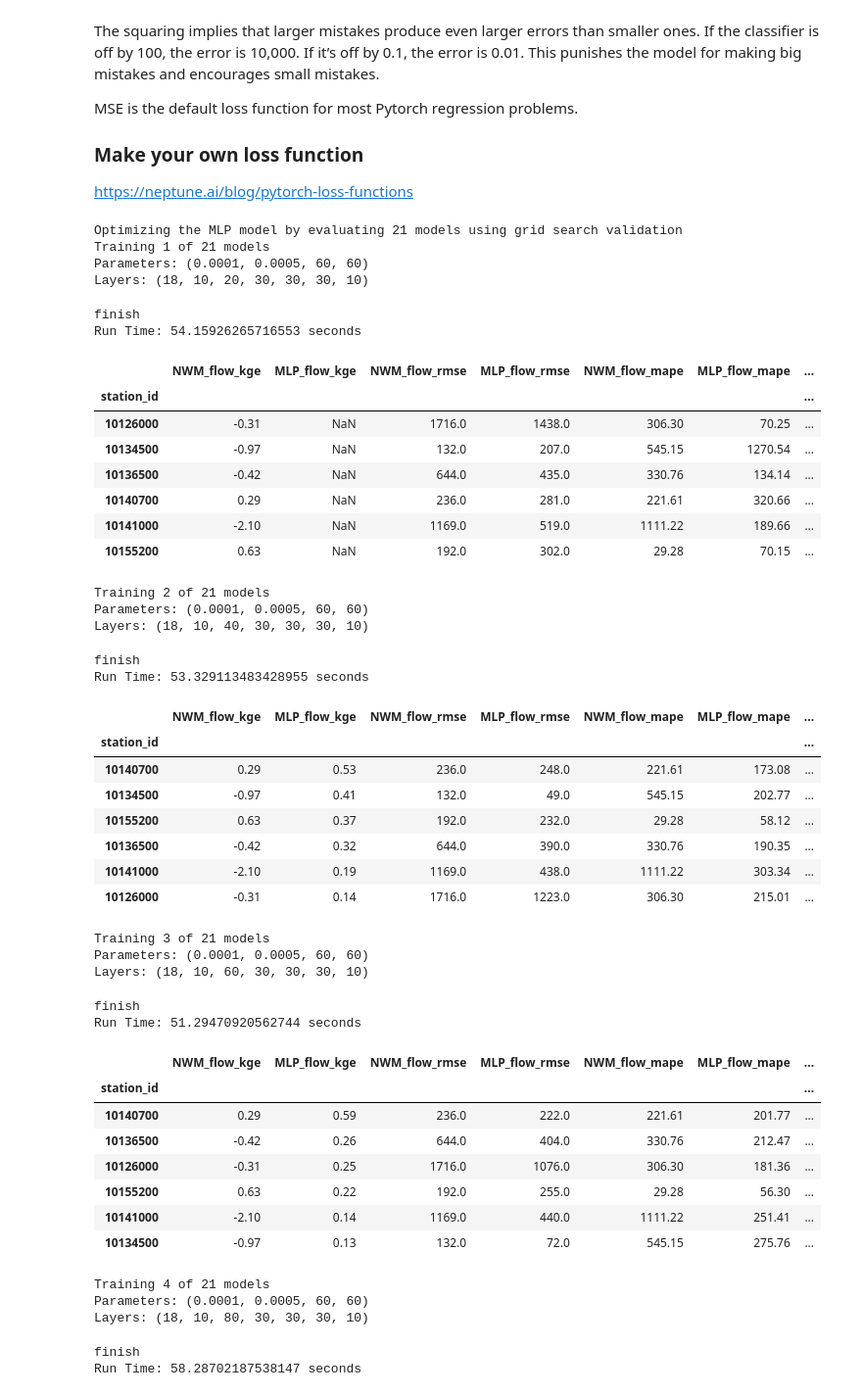
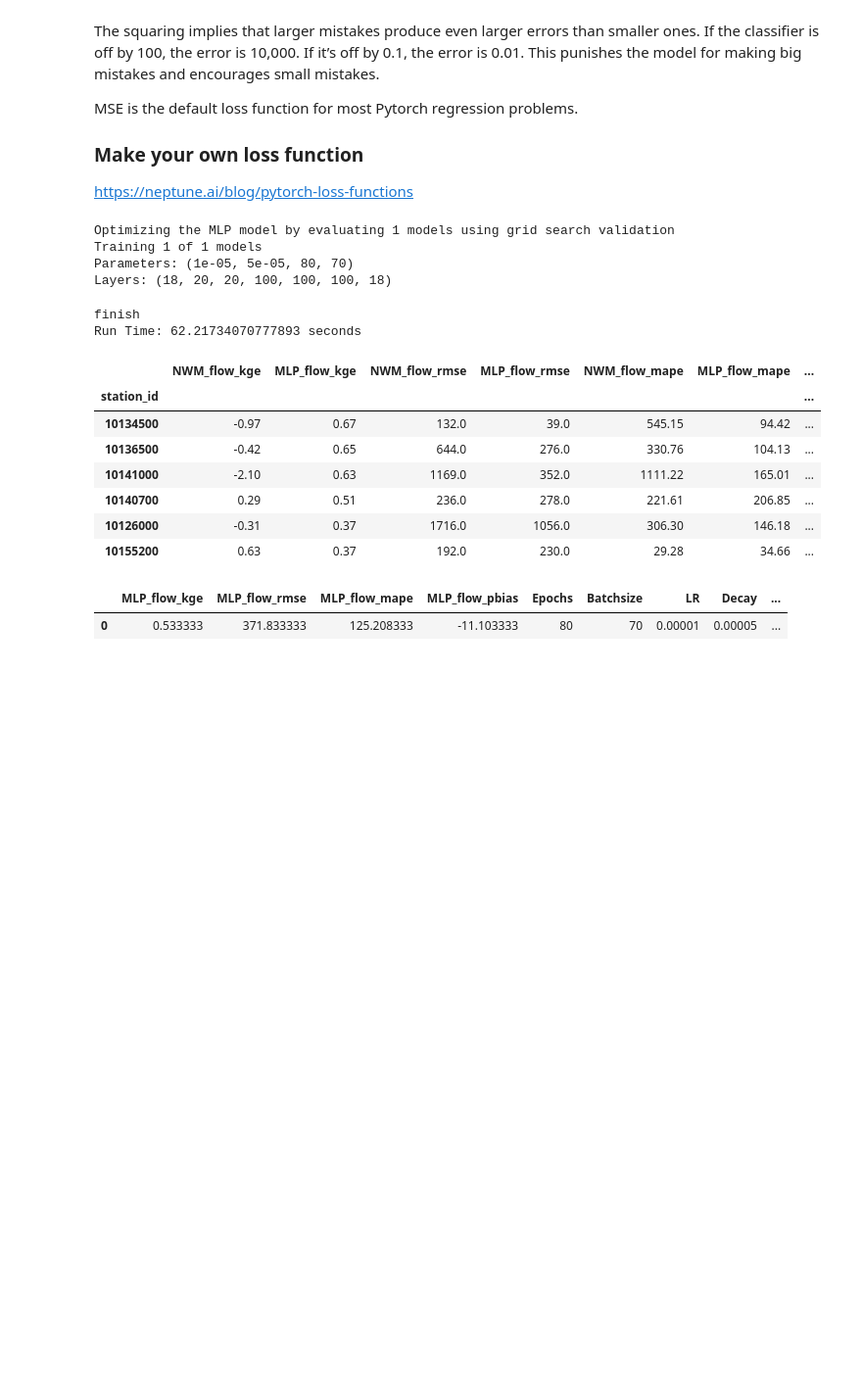
Before and after one commit to whitelightning450/NWM_ML, a Jupyter notebook: RJ/ModelDevelopment/mlp.ipynb, the cells around one changed output. Shown: that part at 98% size. Drawn from its saved outputs; the diff is of its cells as text; code cells hidden in the pictures; blank space fills up the shorter version.

```diff
--- a/RJ/ModelDevelopment/mlp.ipynb
+++ b/RJ/ModelDevelopment/mlp.ipynb
@@ -180,81 +171,53 @@ MSE is the default loss function for most Pytorch regression problems.
 ### Make your own loss function
 https://neptune.ai/blog/pytorch-loss-functions
 # %%
-epochs = [60] # - seems to converge around 80 epochs with 100 batrch size
-batch_size = [60]
-learning_rate = [0.0001]  #look up learning rate scheduler https://www.geeksforgeeks.org/understanding-pytorch-learning-rate-scheduling/ -  smaller learning rates doing better!
-decay = [0.0005]
-L1 = [30] #  [10,20,30] #can run script one at a time to idenitfy the ideal layer nodes
-L2 = [140] #[20,40, 60,80,100,120,140]
-L3 = [30]
-L4 = [30]
-L5 = [30]
-L6 = [10]
+epochs = [80] # - seems to converge around 80 epochs with 100 batrch size
+batch_size = [70]
+learning_rate = [0.00001]  # 0.0001,0.00001 look up learning rate scheduler https://www.geeksforgeeks.org/understanding-pytorch-learning-rate-scheduling/ -  smaller learning rates doing better!
+decay = [0.00005] #0.0005, 0.00005
+L1 = [20] #looked at 10,20,30,100
+L2 = [20] #looked at 10,20,30,100
+L3 = [100] #looked at 10,20,30,100
+L4 = [100] #looked at 10,20,30,100
+L5 = [100] #looked at 10,20,30,100
+L6 = [18] #looked at 10,20,30,100
 #can we train multiple models at a time here?
+# 80	70	0.00001	0.00005	20	20	100	100	100	18 way better low value
 
 search_params = epochs, batch_size, learning_rate, decay, L1, L2, L3, L4, L5, L6
 loss_func = nn.MSELoss()
 supply = False
 
 
 GS_Eval_DF, GS_Eval_dict, GS_Pred_dict = mlp_model.mlp_optimization(search_params,
                      x_train_scaled_t,
                      y_train_scaled_t,
                      loss_func,
                      model_path,
                      modelname,
                      supply,
                      test_years,
                      stations,
                      x_test_temp,
                      x_test_scaled,
                      y_test_temp,
                      StreamStats,
                      station_index_list)
 GS_Eval_DF
 # %% [output]
-Optimizing the MLP model by evaluating 21 models using grid search validation
-Training 1 of 21 models
-Parameters: (0.0001, 0.0005, 60, 60)
-Layers: (18, 10, 20, 30, 30, 30, 10)
+Optimizing the MLP model by evaluating 1 models using grid search validation
+Training 1 of 1 models
+Parameters: (1e-05, 5e-05, 80, 70)
+Layers: (18, 20, 20, 100, 100, 100, 18)
 finish
-Run Time: 54.15926265716553 seconds
+Run Time: 62.21734070777893 seconds
 |  | NWM_flow_kge | MLP_flow_kge | NWM_flow_rmse | MLP_flow_rmse | NWM_flow_mape | MLP_flow_mape | ... |
 | station_id |  |  |  |  |  |  | ... |
-| 10126000 | -0.31 | NaN | 1716.0 | 1438.0 | 306.30 | 70.25 | ... |
-| 10134500 | -0.97 | NaN | 132.0 | 207.0 | 545.15 | 1270.54 | ... |
-| 10136500 | -0.42 | NaN | 644.0 | 435.0 | 330.76 | 134.14 | ... |
-| 10140700 | 0.29 | NaN | 236.0 | 281.0 | 221.61 | 320.66 | ... |
-| 10141000 | -2.10 | NaN | 1169.0 | 519.0 | 1111.22 | 189.66 | ... |
-| 10155200 | 0.63 | NaN | 192.0 | 302.0 | 29.28 | 70.15 | ... |
+| 10134500 | -0.97 | 0.67 | 132.0 | 39.0 | 545.15 | 94.42 | ... |
+| 10136500 | -0.42 | 0.65 | 644.0 | 276.0 | 330.76 | 104.13 | ... |
+| 10141000 | -2.10 | 0.63 | 1169.0 | 352.0 | 1111.22 | 165.01 | ... |
+| 10140700 | 0.29 | 0.51 | 236.0 | 278.0 | 221.61 | 206.85 | ... |
+| 10126000 | -0.31 | 0.37 | 1716.0 | 1056.0 | 306.30 | 146.18 | ... |
+| 10155200 | 0.63 | 0.37 | 192.0 | 230.0 | 29.28 | 34.66 | ... |
-Training 2 of 21 models
-Parameters: (0.0001, 0.0005, 60, 60)
-Layers: (18, 10, 40, 30, 30, 30, 10)
-finish
-Run Time: 53.329113483428955 seconds
-|  | NWM_flow_kge | MLP_flow_kge | NWM_flow_rmse | MLP_flow_rmse | NWM_flow_mape | MLP_flow_mape | ... |
-| station_id |  |  |  |  |  |  | ... |
-| 10140700 | 0.29 | 0.53 | 236.0 | 248.0 | 221.61 | 173.08 | ... |
-| 10134500 | -0.97 | 0.41 | 132.0 | 49.0 | 545.15 | 202.77 | ... |
-| 10155200 | 0.63 | 0.37 | 192.0 | 232.0 | 29.28 | 58.12 | ... |
-| 10136500 | -0.42 | 0.32 | 644.0 | 390.0 | 330.76 | 190.35 | ... |
-| 10141000 | -2.10 | 0.19 | 1169.0 | 438.0 | 1111.22 | 303.34 | ... |
-| 10126000 | -0.31 | 0.14 | 1716.0 | 1223.0 | 306.30 | 215.01 | ... |
+|  | MLP_flow_kge | MLP_flow_rmse | MLP_flow_mape | MLP_flow_pbias | Epochs | Batchsize | LR | Decay | ... |
+| 0 | 0.533333 | 371.833333 | 125.208333 | -11.103333 | 80 | 70 | 0.00001 | 0.00005 | ... |
-Training 3 of 21 models
-Parameters: (0.0001, 0.0005, 60, 60)
-Layers: (18, 10, 60, 30, 30, 30, 10)
-finish
-Run Time: 51.29470920562744 seconds
-|  | NWM_flow_kge | MLP_flow_kge | NWM_flow_rmse | MLP_flow_rmse | NWM_flow_mape | MLP_flow_mape | ... |
-| station_id |  |  |  |  |  |  | ... |
-| 10140700 | 0.29 | 0.59 | 236.0 | 222.0 | 221.61 | 201.77 | ... |
-| 10136500 | -0.42 | 0.26 | 644.0 | 404.0 | 330.76 | 212.47 | ... |
-| 10126000 | -0.31 | 0.25 | 1716.0 | 1076.0 | 306.30 | 181.36 | ... |
-| 10155200 | 0.63 | 0.22 | 192.0 | 255.0 | 29.28 | 56.30 | ... |
-| 10141000 | -2.10 | 0.14 | 1169.0 | 440.0 | 1111.22 | 251.41 | ... |
-| 10134500 | -0.97 | 0.13 | 132.0 | 72.0 | 545.15 | 275.76 | ... |
-Training 4 of 21 models
-Parameters: (0.0001, 0.0005, 60, 60)
-Layers: (18, 10, 80, 30, 30, 30, 10)
-finish
-Run Time: 58.28702187538147 seconds
```
Also changed, not shown: parts of 9 cells of this notebook, 20 other files.
